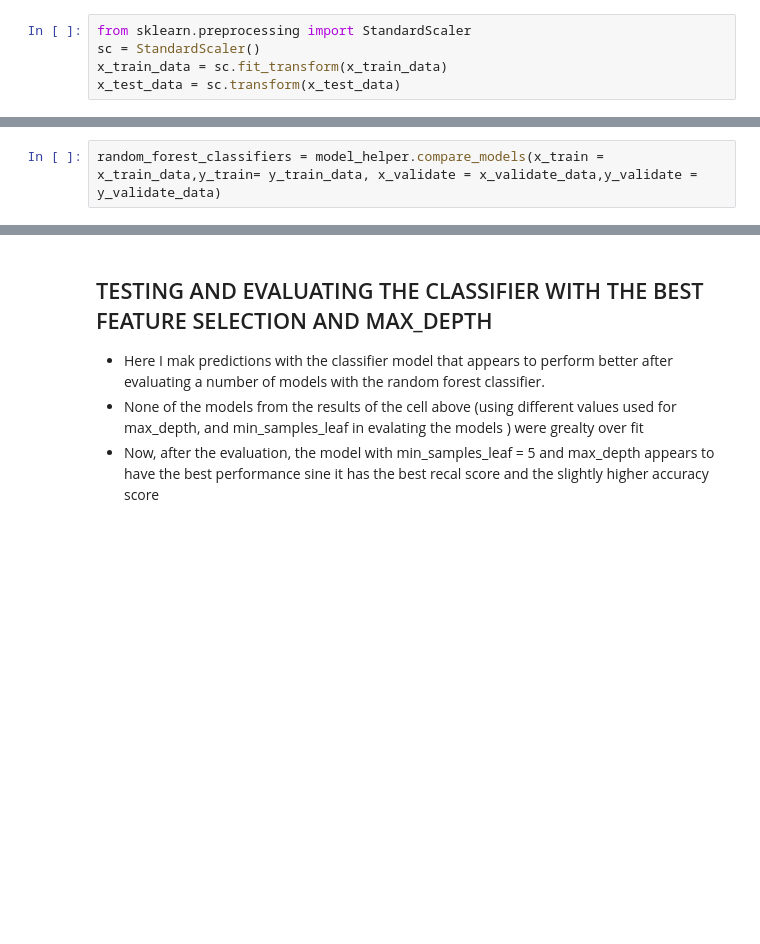
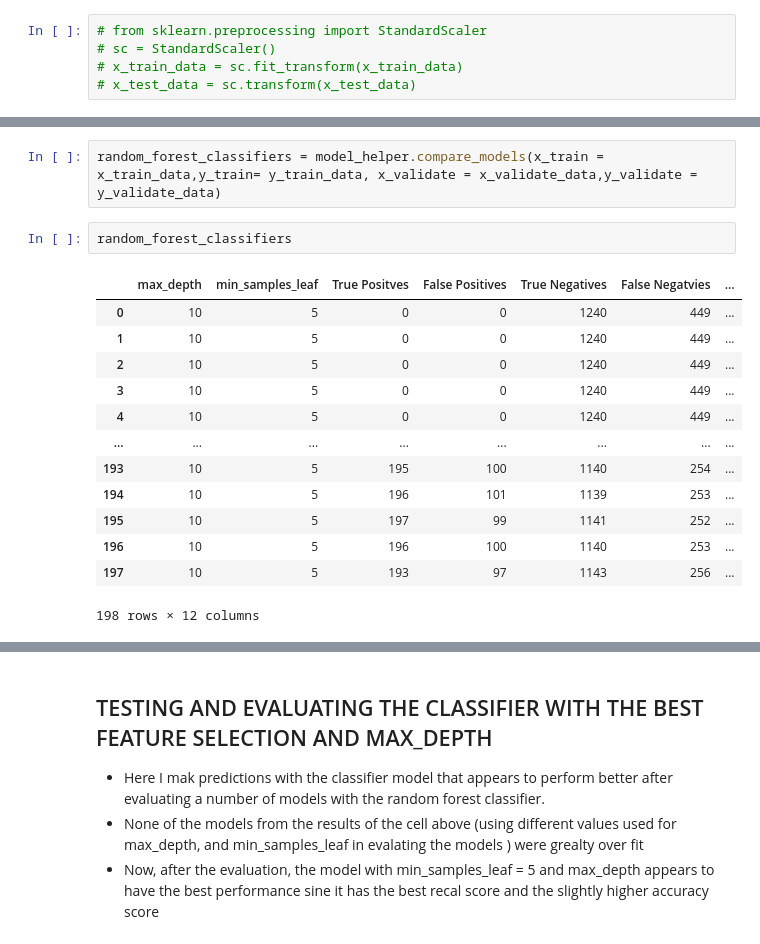
Before and after one commit to Simon-157/Customer-Churning-Prediction-MachineLearning, a Jupyter notebook: train.ipynb, the cells around one changed output, grey strips where cells are left out. Saved outputs shown, nothing was run; the diff lists cells and outputs as text; blank space fills up the shorter version.

```diff
--- a/train.ipynb
+++ b/train.ipynb
@@ -93,8 +199,8 @@ x_test_data, y_test_data = test_data.drop('Churn', axis = 1), test_data.Churn
 # %%
-from sklearn.preprocessing import StandardScaler
-sc = StandardScaler()
-x_train_data = sc.fit_transform(x_train_data)
-x_test_data = sc.transform(x_test_data)
+# from sklearn.preprocessing import StandardScaler
+# sc = StandardScaler()
+# x_train_data = sc.fit_transform(x_train_data)
+# x_test_data = sc.transform(x_test_data)
 # %%
 # Getting the control model score as the baseline using the get_control_score function in the model_helper.py file
 # I used the DummyClassifier model in the sklearn library for this
@@ -109,4 +217,20 @@ print("The accuracy for the control model is: ", (score*100).round(2), '%')
 #### NB: More details in the doctstrings of each function in the model_helper module
 # %%
 random_forest_classifiers = model_helper.compare_models(x_train = x_train_data,y_train= y_train_data, x_validate = x_validate_data,y_validate = y_validate_data)
+# %%
+random_forest_classifiers
+# %% [output]
+|  | max_depth | min_samples_leaf | True Positves | False Positives | True Negatives | False Negatvies | ... |
+| 0 | 10 | 5 | 0 | 0 | 1240 | 449 | ... |
+| 1 | 10 | 5 | 0 | 0 | 1240 | 449 | ... |
+| 2 | 10 | 5 | 0 | 0 | 1240 | 449 | ... |
+| 3 | 10 | 5 | 0 | 0 | 1240 | 449 | ... |
+| 4 | 10 | 5 | 0 | 0 | 1240 | 449 | ... |
+| ... | ... | ... | ... | ... | ... | ... | ... |
+| 193 | 10 | 5 | 195 | 100 | 1140 | 254 | ... |
+| 194 | 10 | 5 | 196 | 101 | 1139 | 253 | ... |
+| 195 | 10 | 5 | 197 | 99 | 1141 | 252 | ... |
+| 196 | 10 | 5 | 196 | 100 | 1140 | 253 | ... |
+| 197 | 10 | 5 | 193 | 97 | 1143 | 256 | ... |
+198 rows × 12 columns
 # %%
```
Also changed, not shown: parts of 30 cells of this notebook, 4 other files.
